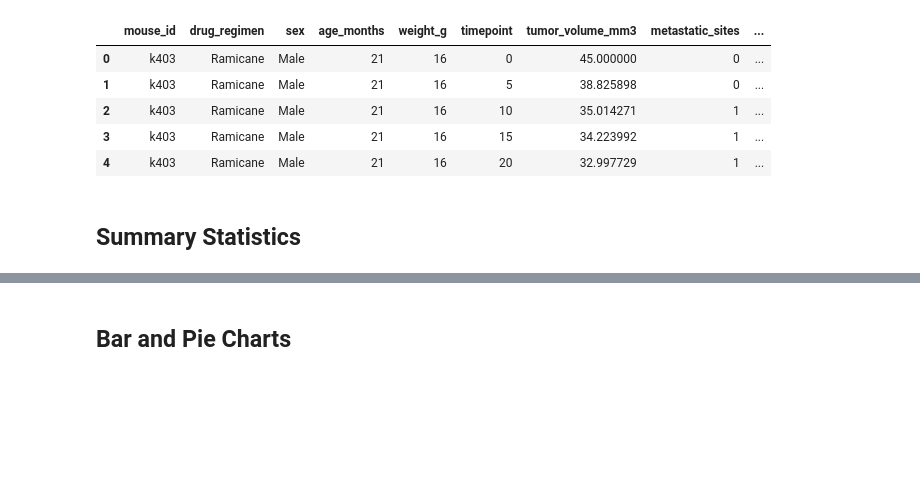
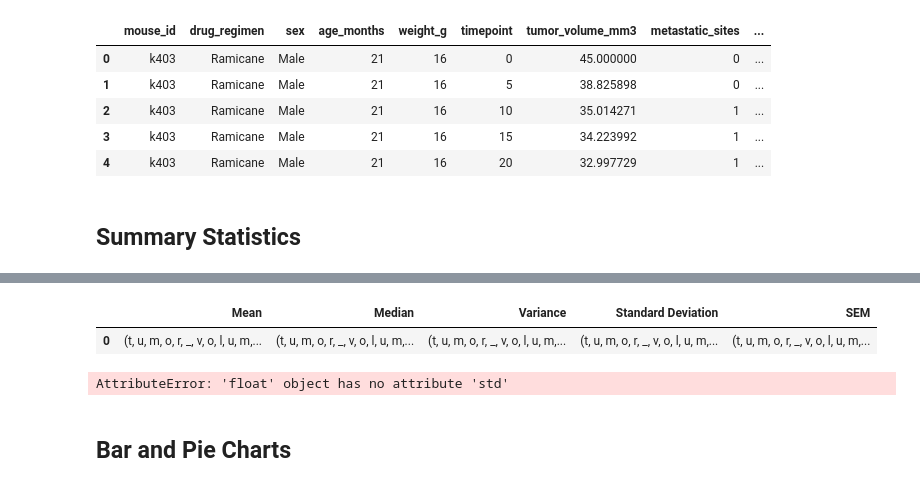
Before and after one commit to BatesJ72/matplotib_practice, a Jupyter notebook: pymaceuticals.ipynb, the cells around one changed output, grey strips where cells are left out. Drawn from its saved outputs; the diff is of its cells as text; code cells hidden in the pictures; blank space fills up the shorter version.

```diff
--- a/pymaceuticals.ipynb
+++ b/pymaceuticals.ipynb
@@ -121,7 +86,74 @@ Zoniferol             1.230769       NaN         189.3
+# %%
+# Generate a summary statistics table of mean, median, variance, standard deviation, and SEM of the tumor volume for each regimen
+# This method is the most straighforward, creating multiple series and putting them all together at the end.
+
+
+# Get only the data I need for this
+df_regimen = df[["drug_regimen", "tumor_volume_mm3"]]
+# print(df_regimen)
+
+# how many regimens?
+regimen_count = len(df_regimen["drug_regimen"].unique())
+# print(f"There are {regimen_count} regimens")
+
+# get the mean
+regimen_mean = df_regimen.groupby(by = ["drug_regimen"]).mean()
+# print(regimen_mean.shape)
+
+# get the median
+regimen_median = df_regimen.groupby(by = ["drug_regimen"]).median()
+# print(regimen_median.shape)
+
+# get the variance
+regimen_variance = df_regimen.groupby(by = ["drug_regimen"]).var()
+# print(regimen_variance.shape)
+
+# get the standard deviation
+regimen_standdev = df_regimen.groupby(by = ["drug_regimen"]).std()
+# print(regimen_standdev.shape)
+
+# get the SEM
+regimen_sem = df_regimen.groupby(by = ["drug_regimen"]).sem()
+# print(regimen_sem.shape)
+
+##why am i getting this error? it worked just fine with HeroesOfPymoli
+# put them all together
+pd.DataFrame(
+    {
+        "Mean": regimen_mean,
+        "Median": regimen_median,
+        "Variance": regimen_variance,
+        "Standard Deviation": regimen_standdev,
+        "SEM": regimen_sem,
+    }
+)
+# %% [output]
+|  | Mean | Median | Variance | Standard Deviation | SEM |
+| 0 | (t, u, m, o, r, _, v, o, l, u, m,... | (t, u, m, o, r, _, v, o, l, u, m,... | (t, u, m, o, r, _, v, o, l, u, m,... | (t, u, m, o, r, _, v, o, l, u, m,... | (t, u, m, o, r, _, v, o, l, u, m,... |
 # %%
 # Generate a summary statistics table of mean, median, variance, standard deviation, and SEM of the tumor volume for each regimen
+# This method produces everything in a single groupby function
 
-# This method produces everything in a single groupby function
+# Get only the data I need for this
+##original
+df_regimen = df[["drug_regimen", "tumor_volume_mm3"]]
+# print(df_regimen.dtypes)
+
+##attempt 1 to fix
+# df_regimen = df[["drug_regimen", pd.to_numeric("tumor_volume_mm3")]]
+# print(df_regimen.dtypes)
+
+##attempt 2 to fix
+# df_regimen = pd.to_numeric(df_regimen["tumor_volume_mm3"])
+# print(df_regimen)
+
+##I need to convert the volumn to numeric I think, but how?
+# get the summary data
+regimen_summary = df_regimen.groupby(by = ["drug_regimen"]).mean().median().var().std().sem()
+
+# print(regimen_summary)
+# %% [output]
+AttributeError: 'float' object has no attribute 'std'
 # %% [markdown]
 ## Bar and Pie Charts
 # %%
```
Also changed, not shown: parts of 1 cell of this notebook.
